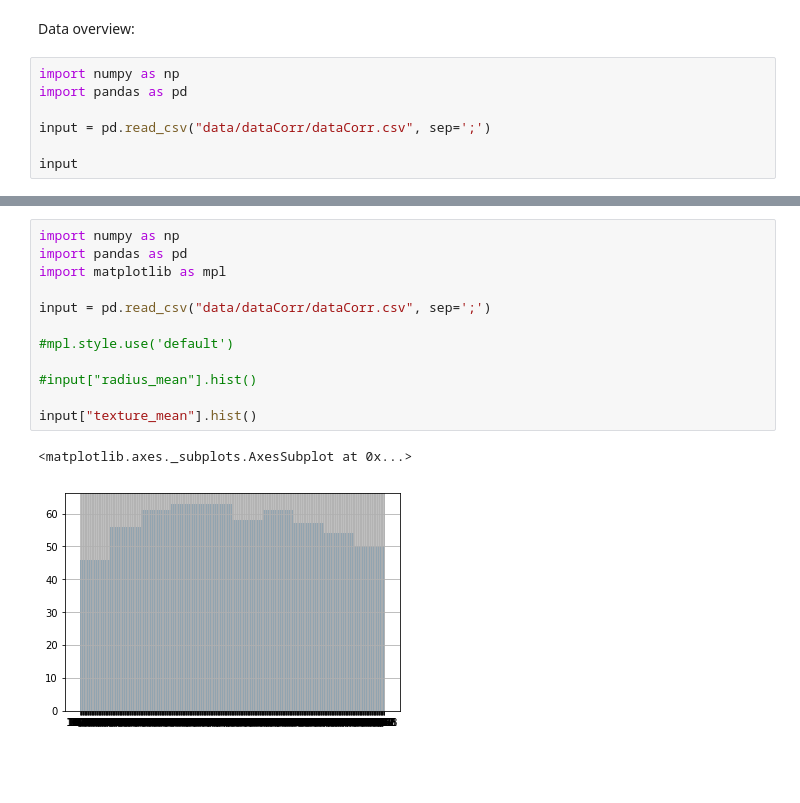
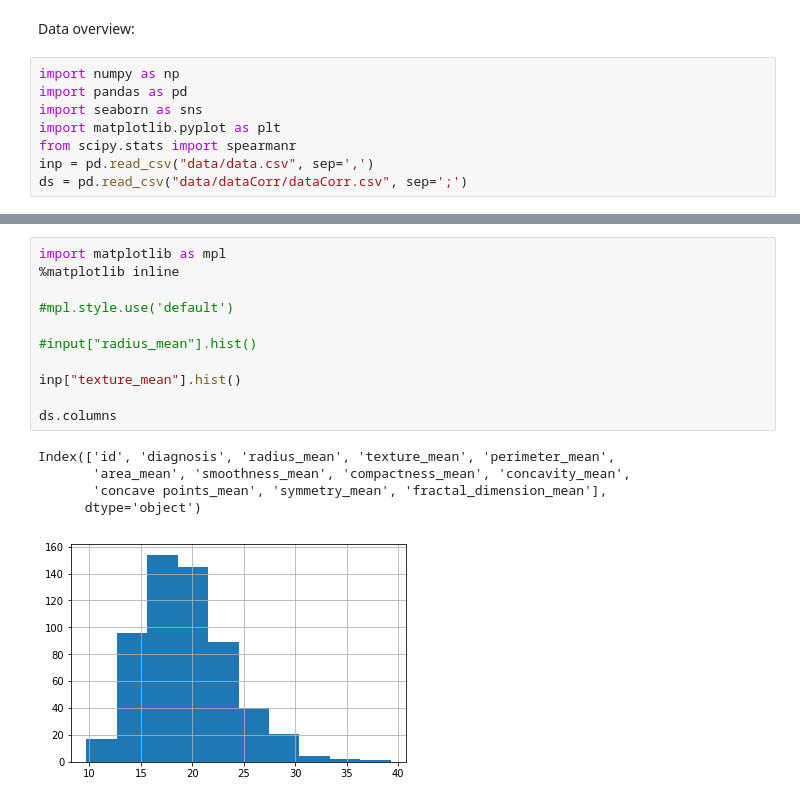
Before and after one commit to empro314/breastCancer, a Jupyter notebook: breastReview.ipynb, the cells around one changed output, grey strips where cells are left out. Cells and saved outputs as stored; diff of their text form; blank space fills up the shorter version.

```diff
--- a/breastReview.ipynb
+++ b/breastReview.ipynb
@@ -3,7 +3,8 @@ Data overview:
 # %%
 import numpy as np
 import pandas as pd
-
-input = pd.read_csv("data/dataCorr/dataCorr.csv", sep=';')
-
-input
+import seaborn as sns
+import matplotlib.pyplot as plt
+from scipy.stats import spearmanr
+inp = pd.read_csv("data/data.csv", sep=',')
+ds = pd.read_csv("data/dataCorr/dataCorr.csv", sep=';')
@@ -29,15 +11,17 @@ input
 # %%
-import numpy as np
-import pandas as pd
 import matplotlib as mpl
-
-input = pd.read_csv("data/dataCorr/dataCorr.csv", sep=';')
+%matplotlib inline
 
 #mpl.style.use('default')
 
 #input["radius_mean"].hist()
 
-input["texture_mean"].hist()
+inp["texture_mean"].hist()
+
+ds.columns
 # %% [output]
-<matplotlib.axes._subplots.AxesSubplot at 0x...>
+Index(['id', 'diagnosis', 'radius_mean', 'texture_mean', 'perimeter_mean',
+       'area_mean', 'smoothness_mean', 'compactness_mean', 'concavity_mean',
+       'concave points_mean', 'symmetry_mean', 'fractal_dimension_mean'],
+      dtype='object')
-[figure, old version]
+[figure, new version]
```
Also changed, not shown: parts of 15 cells of this notebook.
